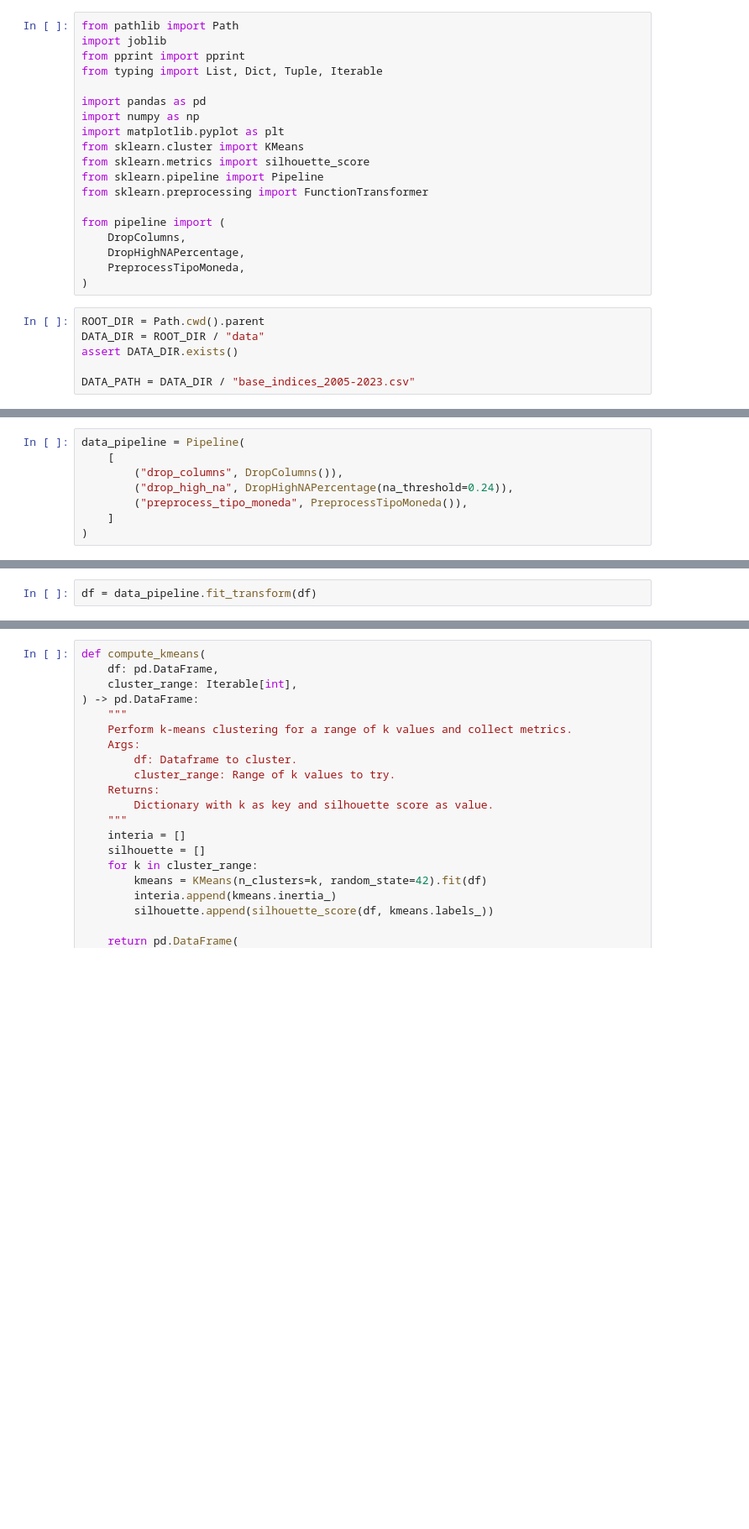
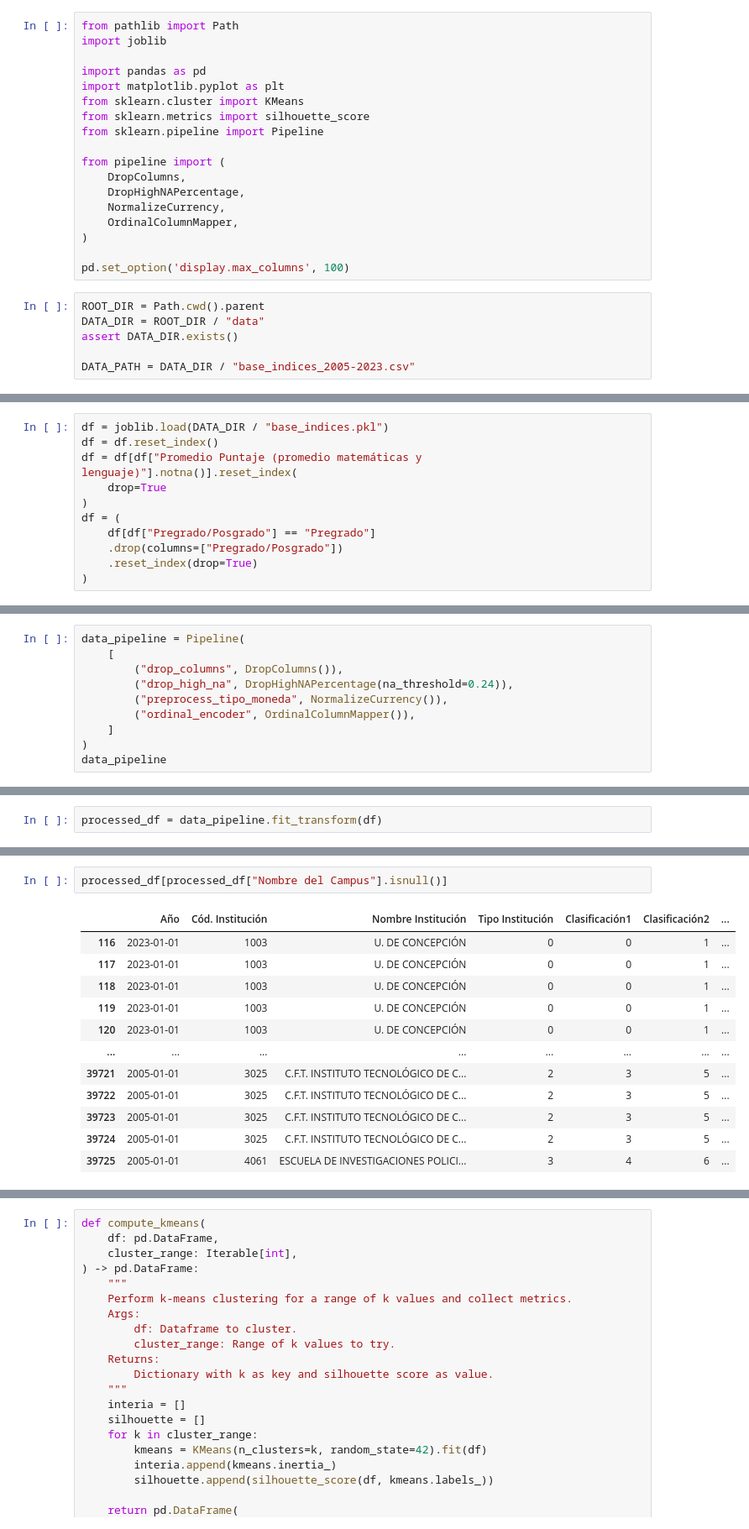
Before and after one commit to pabloskewes/proyecto-mineria-de-datos, a Jupyter notebook: hito3/exploracion.ipynb, the cells around one changed output, grey strips where cells are left out. Shown at 84% size. Cells and saved outputs as stored; diff of their text form; blank space fills up the shorter version.

Commit message:
created multiple pipeline elements

```diff
--- a/hito3/exploracion.ipynb
+++ b/hito3/exploracion.ipynb
@@ -1,22 +1,21 @@
 # %%
 from pathlib import Path
 import joblib
-from pprint import pprint
-from typing import List, Dict, Tuple, Iterable
 
 import pandas as pd
-import numpy as np
 import matplotlib.pyplot as plt
 from sklearn.cluster import KMeans
 from sklearn.metrics import silhouette_score
 from sklearn.pipeline import Pipeline
-from sklearn.preprocessing import FunctionTransformer
 
 from pipeline import (
     DropColumns,
     DropHighNAPercentage,
-    PreprocessTipoMoneda,
+    NormalizeCurrency,
+    OrdinalColumnMapper,
 )
+
+pd.set_option('display.max_columns', 100)
 # %%
 ROOT_DIR = Path.cwd().parent
 DATA_DIR = ROOT_DIR / "data"
@@ -28,3 +25,14 @@ df = joblib.load(DATA_DIR / "base_indices.pkl")
+# %%
+df = joblib.load(DATA_DIR / "base_indices.pkl")
+df = df.reset_index()
+df = df[df["Promedio Puntaje (promedio matemáticas y lenguaje)"].notna()].reset_index(
+    drop=True
+)
+df = (
+    df[df["Pregrado/Posgrado"] == "Pregrado"]
+    .drop(columns=["Pregrado/Posgrado"])
+    .reset_index(drop=True)
+)
 # %%
 df.info()
 # %% [output]
@@ -50,6 +79,8 @@ data_pipeline = Pipeline(
     [
         ("drop_columns", DropColumns()),
         ("drop_high_na", DropHighNAPercentage(na_threshold=0.24)),
-        ("preprocess_tipo_moneda", PreprocessTipoMoneda()),
+        ("preprocess_tipo_moneda", NormalizeCurrency()),
+        ("ordinal_encoder", OrdinalColumnMapper()),
     ]
 )
+data_pipeline
@@ -62,2 +92,2 @@ Pipeline(steps=[('drop_columns', DropColumns()),
 # %%
-df = data_pipeline.fit_transform(df)
+processed_df = data_pipeline.fit_transform(df)
@@ -115,0 +98,15 @@ df = df.rename(columns={"Pregrado/Posgrado": "Pregrado o Posgrado"})
+# %%
+processed_df[processed_df["Nombre del Campus"].isnull()]
+# %% [output]
+|  | Año | Cód. Institución | Nombre Institución | Tipo Institución | Clasificación1 | Clasificación2 | ... |
+| 116 | 2023-01-01 | 1003 | U. DE CONCEPCIÓN | 0 | 0 | 1 | ... |
+| 117 | 2023-01-01 | 1003 | U. DE CONCEPCIÓN | 0 | 0 | 1 | ... |
+| 118 | 2023-01-01 | 1003 | U. DE CONCEPCIÓN | 0 | 0 | 1 | ... |
+| 119 | 2023-01-01 | 1003 | U. DE CONCEPCIÓN | 0 | 0 | 1 | ... |
+| 120 | 2023-01-01 | 1003 | U. DE CONCEPCIÓN | 0 | 0 | 1 | ... |
+| ... | ... | ... | ... | ... | ... | ... | ... |
+| 39721 | 2005-01-01 | 3025 | C.F.T. INSTITUTO TECNOLÓGICO DE C... | 2 | 3 | 5 | ... |
+| 39722 | 2005-01-01 | 3025 | C.F.T. INSTITUTO TECNOLÓGICO DE C... | 2 | 3 | 5 | ... |
+| 39723 | 2005-01-01 | 3025 | C.F.T. INSTITUTO TECNOLÓGICO DE C... | 2 | 3 | 5 | ... |
+| 39724 | 2005-01-01 | 3025 | C.F.T. INSTITUTO TECNOLÓGICO DE C... | 2 | 3 | 5 | ... |
+| 39725 | 2005-01-01 | 4061 | ESCUELA DE INVESTIGACIONES POLICI... | 3 | 4 | 6 | ... |
```
Also changed, not shown: parts of 23 cells of this notebook, 3 other files.
